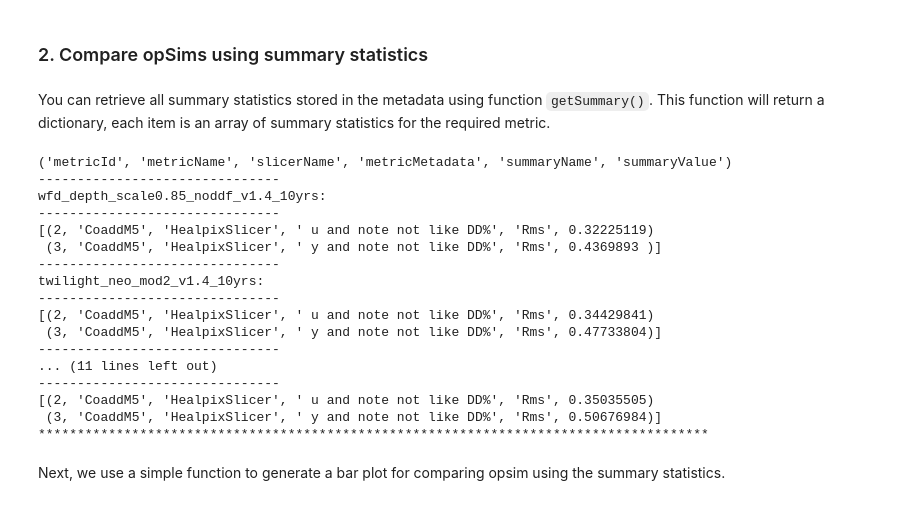
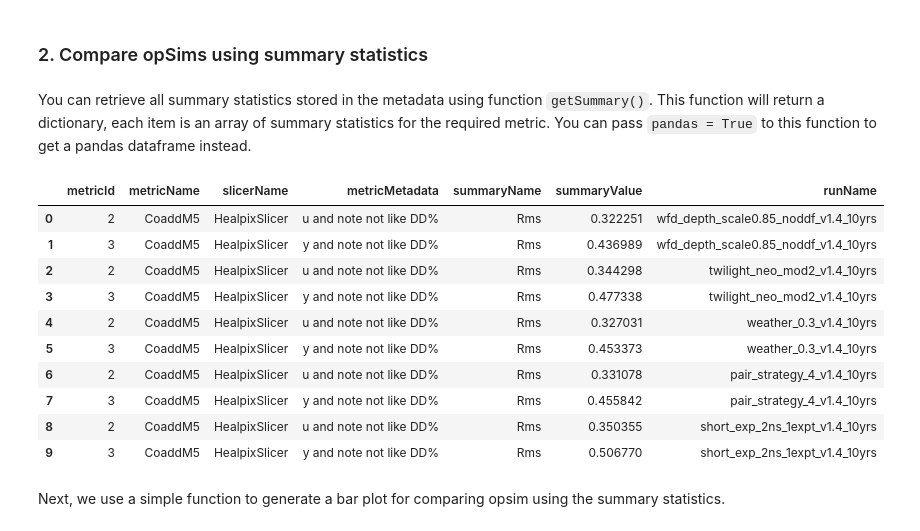
Before and after one commit to RichardsGroup/LSST_OpSim, a Jupyter notebook: Scripts_NBs/02_View_Results.ipynb, the cells around one changed output. Saved outputs shown, nothing was run; the diff lists cells and outputs as text; code cells hidden in the pictures.

Commit message:
add pandas whereever possible, fixed #17

```diff
--- a/Scripts_NBs/02_View_Results.ipynb
+++ b/Scripts_NBs/02_View_Results.ipynb
@@ -98,38 +101,22 @@ array([(2, 'CoaddM5', 'HealpixSlicer', 'filter = "u" and note not like "DD%"', '
 # %% [markdown]
 ### 2. Compare opSims using summary statistics
 # %% [markdown]
-You can retrieve all summary statistics stored in the metadata using function `getSummary()`. This function will return a dictionary, each item is an array of summary statistics for the required metric.
+You can retrieve all summary statistics stored in the metadata using function `getSummary()`. This function will return a dictionary, each item is an array of summary statistics for the required metric. You can pass `pandas = True` to this function to get a pandas dataframe instead.
-# %%
-summary = getSummary(resultDbs, 'CoaddM5', 'Rms')
-
-# print column names
-print(summary[runNames[0]].dtype.names)
-
-# loop through each run and print summary metrics
-for key in summary:
-    print('-------------------------------')
-    print('{}:'.format(key))
-    print('-------------------------------')
-    print(summary[key])
-print('**************************************************************************************')
-# %% [output]
-('metricId', 'metricName', 'slicerName', 'metricMetadata', 'summaryName', 'summaryValue')
--------------------------------
-wfd_depth_scale0.85_noddf_v1.4_10yrs:
--------------------------------
-[(2, 'CoaddM5', 'HealpixSlicer', ' u and note not like DD%', 'Rms', 0.32225119)
- (3, 'CoaddM5', 'HealpixSlicer', ' y and note not like DD%', 'Rms', 0.4369893 )]
--------------------------------
-twilight_neo_mod2_v1.4_10yrs:
--------------------------------
-[(2, 'CoaddM5', 'HealpixSlicer', ' u and note not like DD%', 'Rms', 0.34429841)
- (3, 'CoaddM5', 'HealpixSlicer', ' y and note not like DD%', 'Rms', 0.47733804)]
--------------------------------
-... (11 lines left out)
--------------------------------
-[(2, 'CoaddM5', 'HealpixSlicer', ' u and note not like DD%', 'Rms', 0.35035505)
- (3, 'CoaddM5', 'HealpixSlicer', ' y and note not like DD%', 'Rms', 0.50676984)]
-**************************************************************************************
+# %%
+summary = getSummary(resultDbs, 'CoaddM5', 'Rms', pandas=True)
+summary
+# %% [output]
+|  | metricId | metricName | slicerName | metricMetadata | summaryName | summaryValue | runName |
+| 0 | 2 | CoaddM5 | HealpixSlicer | u and note not like DD% | Rms | 0.322251 | wfd_depth_scale0.85_noddf_v1.4_10yrs |
+| 1 | 3 | CoaddM5 | HealpixSlicer | y and note not like DD% | Rms | 0.436989 | wfd_depth_scale0.85_noddf_v1.4_10yrs |
+| 2 | 2 | CoaddM5 | HealpixSlicer | u and note not like DD% | Rms | 0.344298 | twilight_neo_mod2_v1.4_10yrs |
+| 3 | 3 | CoaddM5 | HealpixSlicer | y and note not like DD% | Rms | 0.477338 | twilight_neo_mod2_v1.4_10yrs |
+| 4 | 2 | CoaddM5 | HealpixSlicer | u and note not like DD% | Rms | 0.327031 | weather_0.3_v1.4_10yrs |
+| 5 | 3 | CoaddM5 | HealpixSlicer | y and note not like DD% | Rms | 0.453373 | weather_0.3_v1.4_10yrs |
+| 6 | 2 | CoaddM5 | HealpixSlicer | u and note not like DD% | Rms | 0.331078 | pair_strategy_4_v1.4_10yrs |
+| 7 | 3 | CoaddM5 | HealpixSlicer | y and note not like DD% | Rms | 0.455842 | pair_strategy_4_v1.4_10yrs |
+| 8 | 2 | CoaddM5 | HealpixSlicer | u and note not like DD% | Rms | 0.350355 | short_exp_2ns_1expt_v1.4_10yrs |
+| 9 | 3 | CoaddM5 | HealpixSlicer | y and note not like DD% | Rms | 0.506770 | short_exp_2ns_1expt_v1.4_10yrs |
 # %% [markdown]
 Next, we use a simple function to generate a bar plot for comparing opsim using the summary statistics.
 # %%
```
Also changed, not shown: parts of 2 cells of this notebook, 1 other file.
